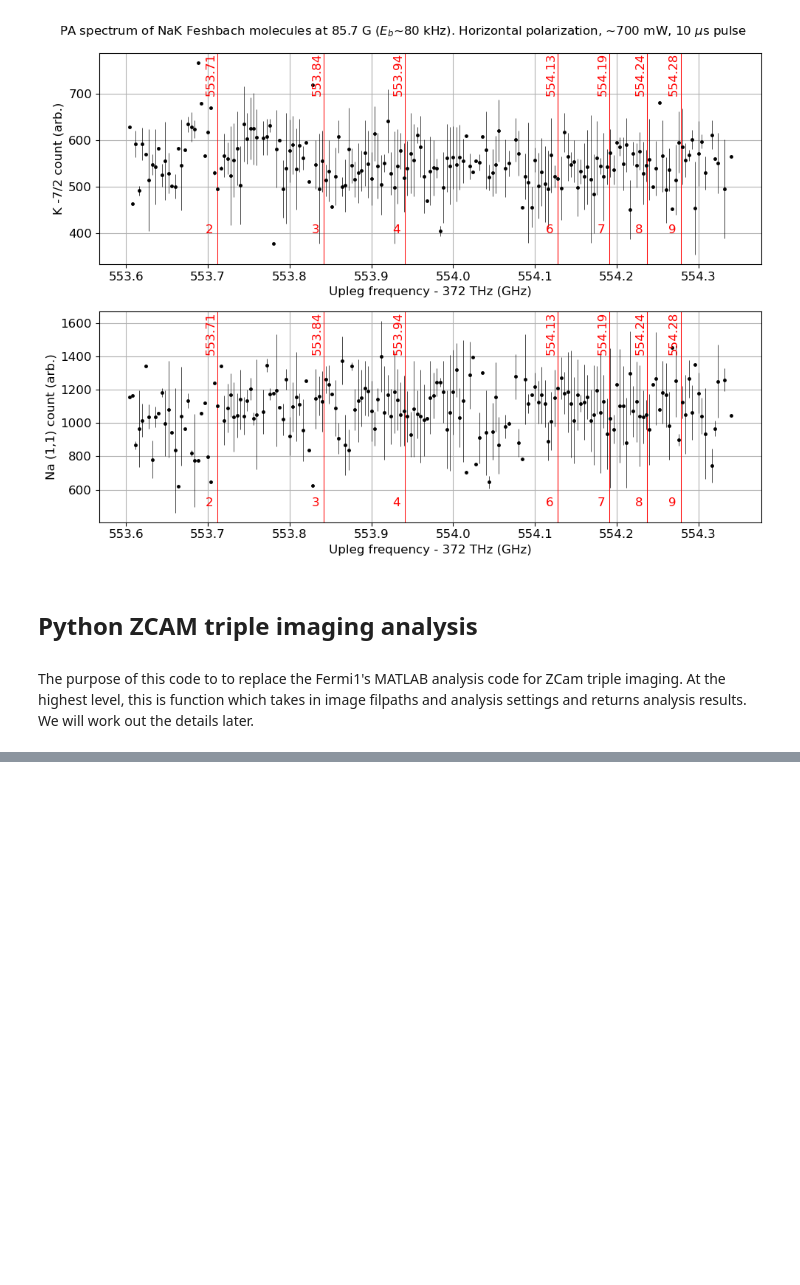
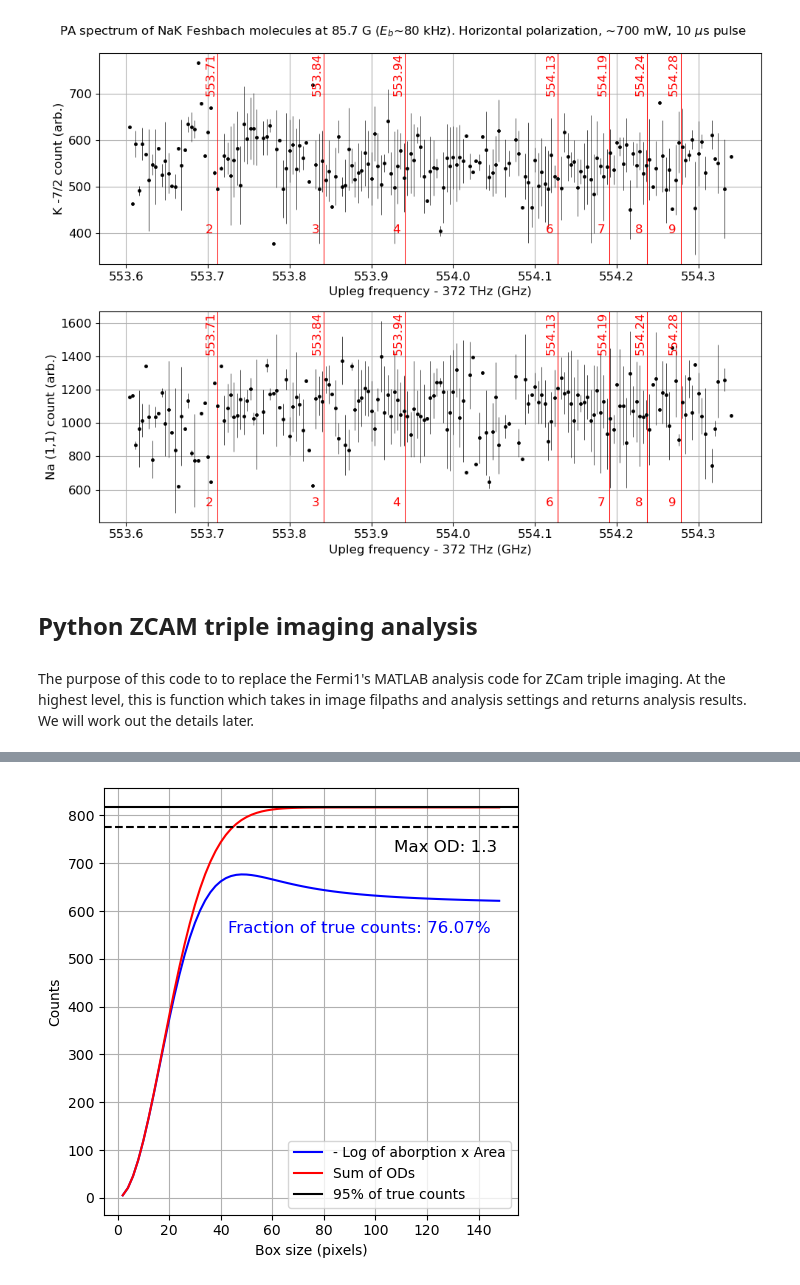
Before and after one commit to huanium/huanium, a Jupyter notebook: MIT_PhD/Fermi1/Fermi1 Calculator/Fermi1_Calculator_part_5_of_5.ipynb, the cells around one changed output, grey strips where cells are left out. Drawn from its saved outputs; the diff is of its cells as text; code cells hidden in the pictures; blank space fills up the shorter version.

```diff
--- a/MIT_PhD/Fermi1/Fermi1 Calculator/Fermi1_Calculator_part_5_of_5.ipynb
+++ b/MIT_PhD/Fermi1/Fermi1 Calculator/Fermi1_Calculator_part_5_of_5.ipynb
@@ -496,0 +718,42 @@ Z:\Experiments\fermi1_apparatus\BENCHMARK_thermal_dimer_trimer\2023\10\20\0068\2
+# %%
+# For a fixed OD. What box size do we need to capture 95% of the atoms? Fully binned vs unbinned case.
+width, light_level_woa, light_level_dark = 10, 1000, 100
+size = np.arange(2,150,2)
+unbinned_ODs = []
+binned_ODs = []
+max_OD = 1.3
+raw_counts = sum(sum(generate_atom_gaussian_OD(max_OD = max_OD, xsize = np.max(size), ysize = np.max(size), width_x = width, width_y = width)))
+for s in size:
+    true_OD = generate_atom_gaussian_OD(max_OD = max_OD, xsize = s, ysize = s, width_x = width, width_y = width)
+    without_atoms = generate_without_atom_light(xsize=s, ysize = s, light_level=light_level_woa)
+    dark = generate_dark_light(xsize=s, ysize = s, light_level=light_level_dark)
+    with_atoms = generate_with_atom_from_true_OD(without_atoms, true_OD, dark)
+
+    # calculate raw_counts from summing the absorption, then take -log:
+    absorption_fraction = (with_atoms - dark) / (without_atoms - dark)
+    unbinned_ODs.append(sum(sum(-np.log(absorption_fraction))))
+
+    average_absorption_fraction = sum(sum(absorption_fraction)) / (s*s)
+    binned_ODs.append(-np.log( average_absorption_fraction ) * s*s)
+
+fig, ax = plt.subplots()
+ax.plot(size, binned_ODs, color = 'blue', label = '- Log of aborption x Area')
+ax.plot(size, unbinned_ODs, color = 'red', label = 'Sum of ODs')
+ax.axhline(y = raw_counts, color = 'black', label = '95% of true counts')
+ax.axhline(y = 0.95 * raw_counts, linestyle = 'dashed', color = 'black')
+ax.text(x=0.3, y = binned_ODs[-1] / unbinned_ODs[-1]-0.1, transform = ax.transAxes ,
+           s = f'Fraction of true counts: {100 * binned_ODs[-1] / unbinned_ODs[-1]:.2f}%',
+           fontsize = 12, color = 'blue')
+ax.text(x=0.7, y = 0.85, transform = ax.transAxes ,
+           s = f'Max OD: {max_OD}',
+           fontsize = 12, color = 'black')
+ax.legend()
+ax.set_xlabel('Box size (pixels)')
+ax.set_ylabel('Counts')
+ax.grid()
+fig.set_figwidth(5)
+fig.set_figheight(5)
+fig.tight_layout()
+plt.show()
+# %% [output]
+[figure, added]
```
Also changed, not shown: parts of 22 cells of this notebook, 10 other files.
